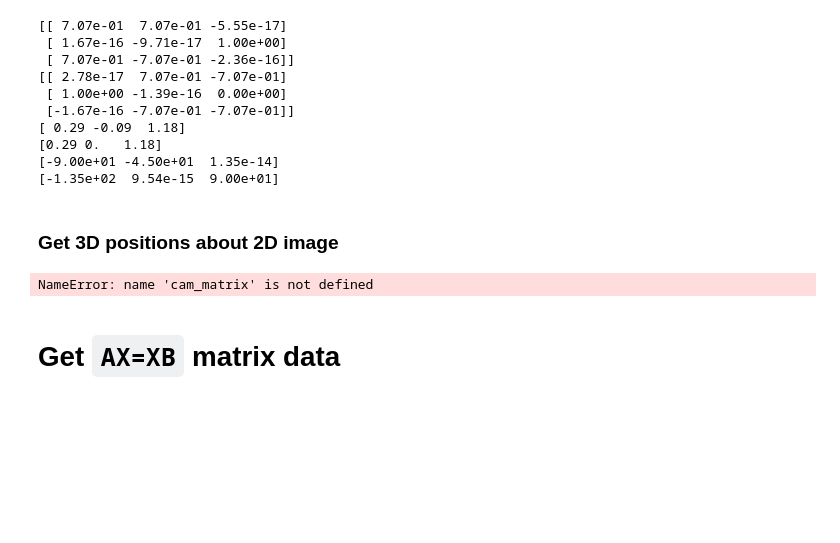
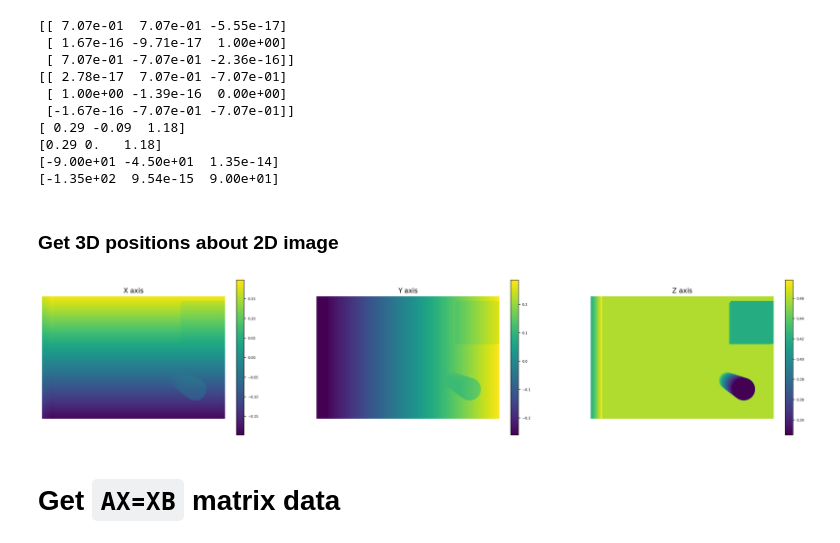
Before and after one commit to joonhyung-lee/mujoco-py-usage, a Jupyter notebook: code/demo_ur_08_calibration.ipynb, the cells around one changed output. Cells and saved outputs as stored; diff of their text form; code cells hidden in the pictures; blank space fills up the shorter version.

```diff
--- a/code/demo_ur_08_calibration.ipynb
+++ b/code/demo_ur_08_calibration.ipynb
@@ -132,26 +131,28 @@ cam_infos = env.set_cam_infos(cam_distance  = 0.,
 # %% [markdown]
 ### Get 3D positions about 2D image
 # %%
+cam_matrix, _, _ = env.camera_matrix_and_pose(width=env.render_width, height=env.render_height, camera_name="main1")
+
 img_xyz = compute_xyz(img_real, cam_matrix=cam_matrix)
 
 plt.figure(figsize=(25,5))
 plt.subplot(1,3,1)
 plt.imshow(img_xyz[:,:,0]); plt.axis('off')
 plt.title("X axis")
 plt.colorbar()
 
 plt.subplot(1,3,2)
 plt.imshow(img_xyz[:,:,1]); plt.axis('off')
 plt.title("Y axis")
 plt.colorbar()
 
 plt.subplot(1,3,3)
 plt.imshow(img_xyz[:,:,2]); plt.axis('off')
 plt.title("Z axis")
 plt.colorbar()
 plt.show()
 # %% [output]
-NameError: name 'cam_matrix' is not defined
+[figure, added]
 # %% [markdown]
 # Get `AX=XB` matrix data
 # %% [markdown]
```
Also changed, not shown: parts of 4 cells of this notebook.
